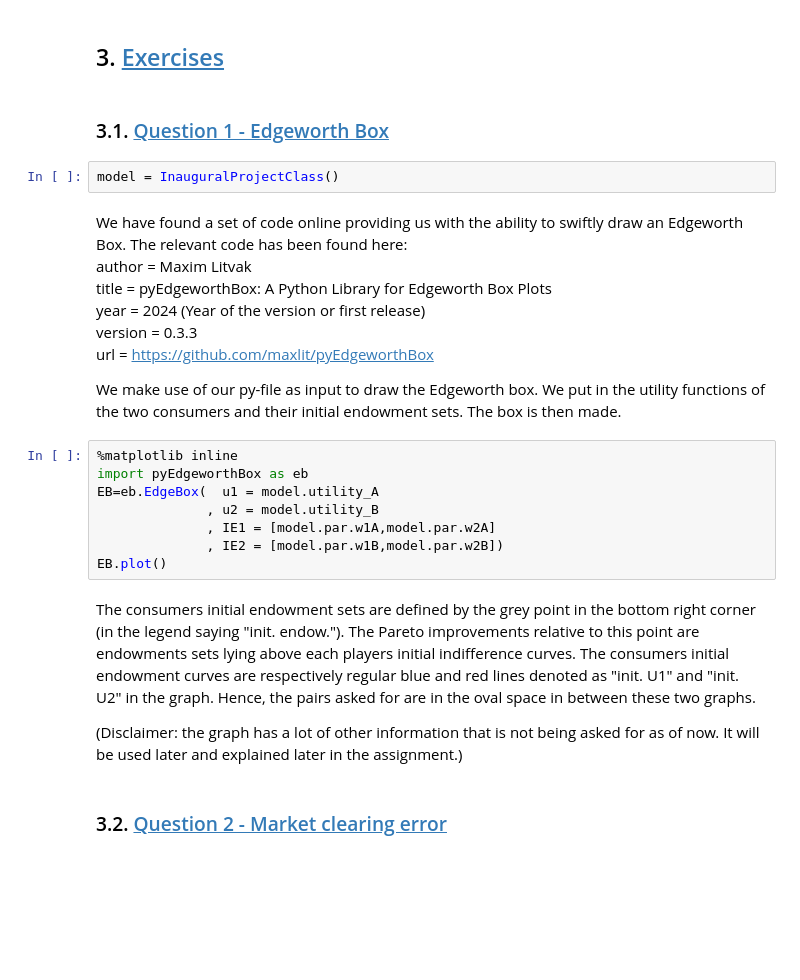
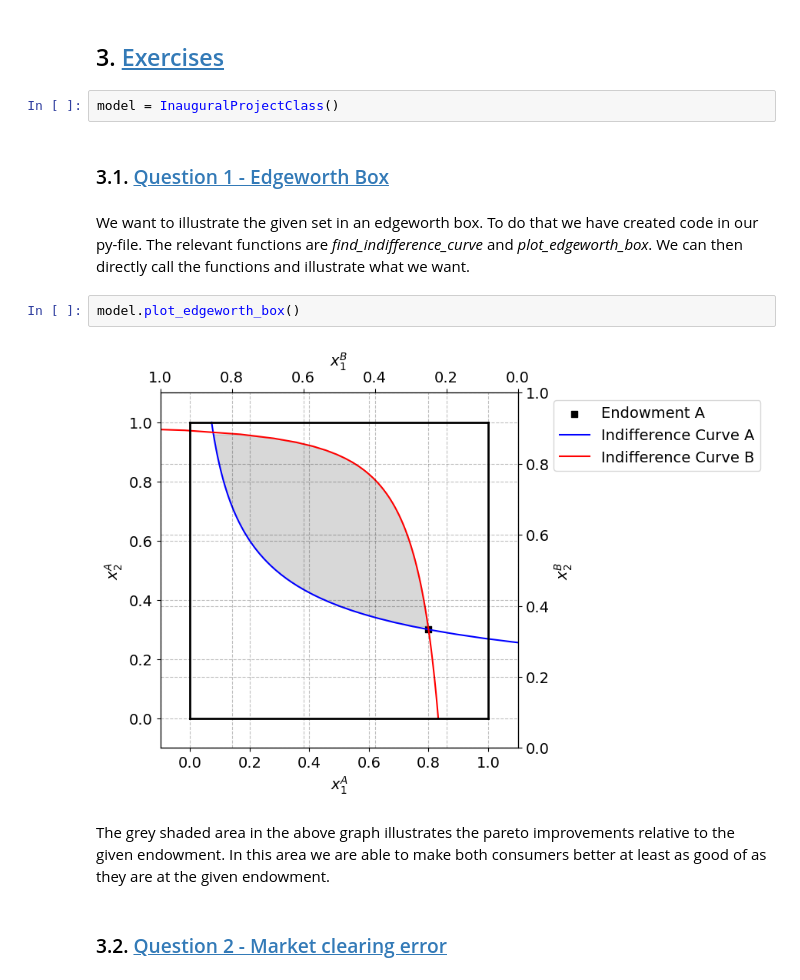
Before and after one commit to NumEconCopenhagen/projects-2024-econtechvets, a Jupyter notebook: inauguralproject/inauguralproject.ipynb, the cells around one changed output. Cells and saved outputs as stored; diff of their text form; blank space fills up the shorter version.

```diff
--- a/inauguralproject/inauguralproject.ipynb
+++ b/inauguralproject/inauguralproject.ipynb
@@ -47,31 +47,18 @@ import inauguralproject
 from inauguralproject import InauguralProjectClass
 # %% [markdown]
 ## 3. <a id='toc3_'></a>[Exercises](#toc0_)
+# %%
+model = InauguralProjectClass()
 # %% [markdown]
 ### 3.1. <a id='toc3_1_'></a>[Question 1 - Edgeworth Box](#toc0_)
+# %% [markdown]
+We want to illustrate the given set in an edgeworth box. To do that we have created code in our py-file. The relevant functions are *find_indifference_curve* and *plot_edgeworth_box*. We can then directly call the functions and illustrate what we want.
 # %%
-model = InauguralProjectClass()
+model.plot_edgeworth_box()
+# %% [output]
+[figure, added]
-# %% [markdown]
-We have found a set of code online providing us with the ability to swiftly draw an Edgeworth Box. The relevant code has been found here:
-  author = Maxim Litvak
-  title = pyEdgeworthBox: A Python Library for Edgeworth Box Plots
-  year = 2024 (Year of the version or first release)
-  version = 0.3.3
-  url = https://github.com/maxlit/pyEdgeworthBox
-
-We make use of our py-file as input to draw the Edgeworth box. We put in the utility functions of the two consumers and their initial endowment sets. The box is then made.
-# %%
-%matplotlib inline
-import pyEdgeworthBox as eb
-EB=eb.EdgeBox(  u1 = model.utility_A
-              , u2 = model.utility_B
-              , IE1 = [model.par.w1A,model.par.w2A]
-              , IE2 = [model.par.w1B,model.par.w2B])
-EB.plot()
-# %% [markdown]
-The consumers initial endowment sets are defined by the grey point in the bottom right corner (in the legend saying "init. endow."). The Pareto improvements relative to this point are endowments sets lying above each players initial indifference curves. The consumers initial endowment curves are respectively regular blue and red lines denoted as "init. U1" and "init. U2" in the graph. Hence, the pairs asked for are in the oval space in between these two graphs.
-
-(Disclaimer: the graph has a lot of other information that is not being asked for as of now. It will be used later and explained later in the assignment.)
+# %% [markdown]
+The grey shaded area in the above graph illustrates the pareto improvements relative to the given endowment. In this area we are able to make both consumers better at least as good of as they are at the given endowment.
 # %% [markdown]
 ### 3.2. <a id='toc3_2_'></a>[Question 2 - Market clearing error](#toc0_)
 # %% [markdown]
```
Also changed, not shown: 2 other files.
